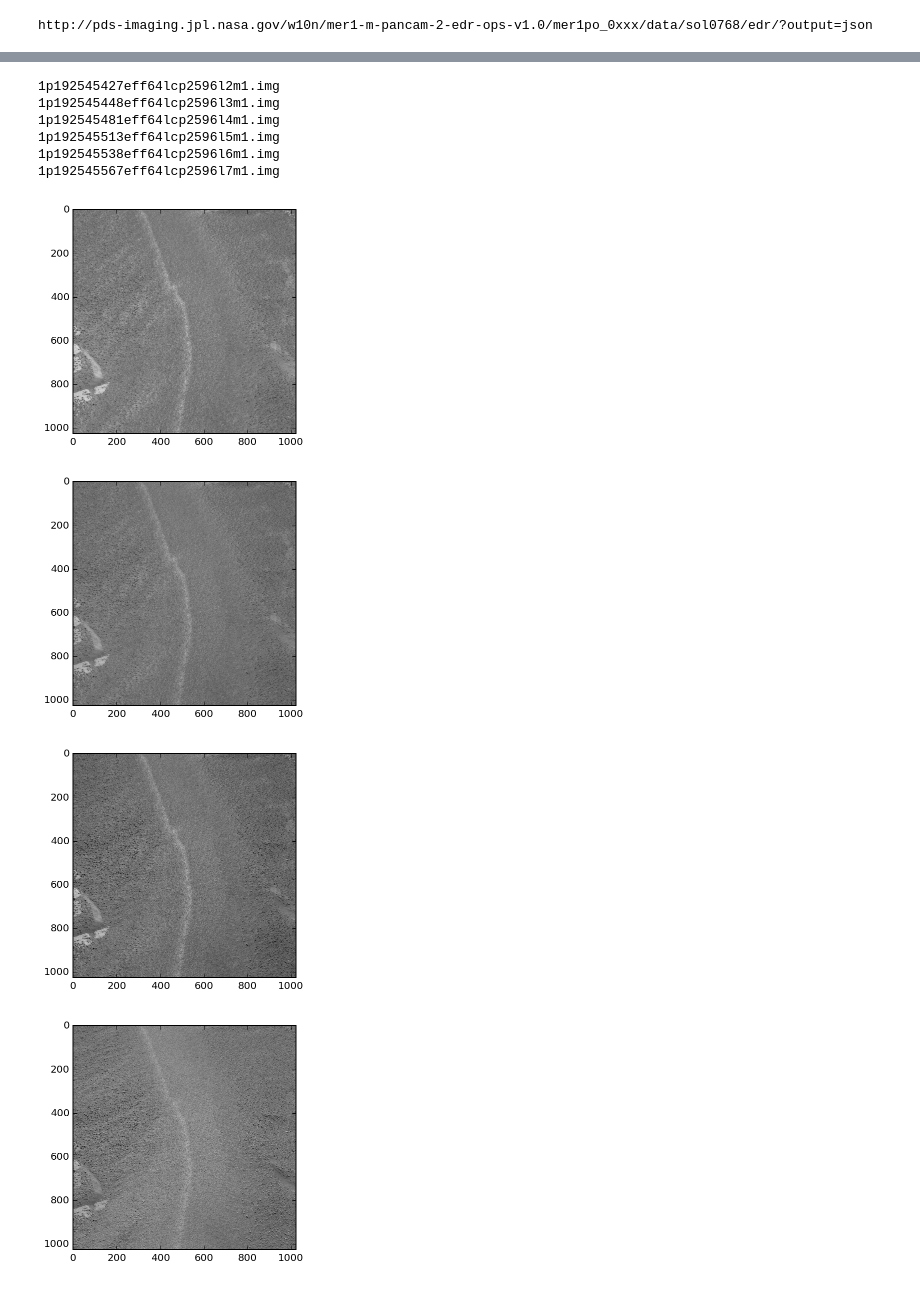
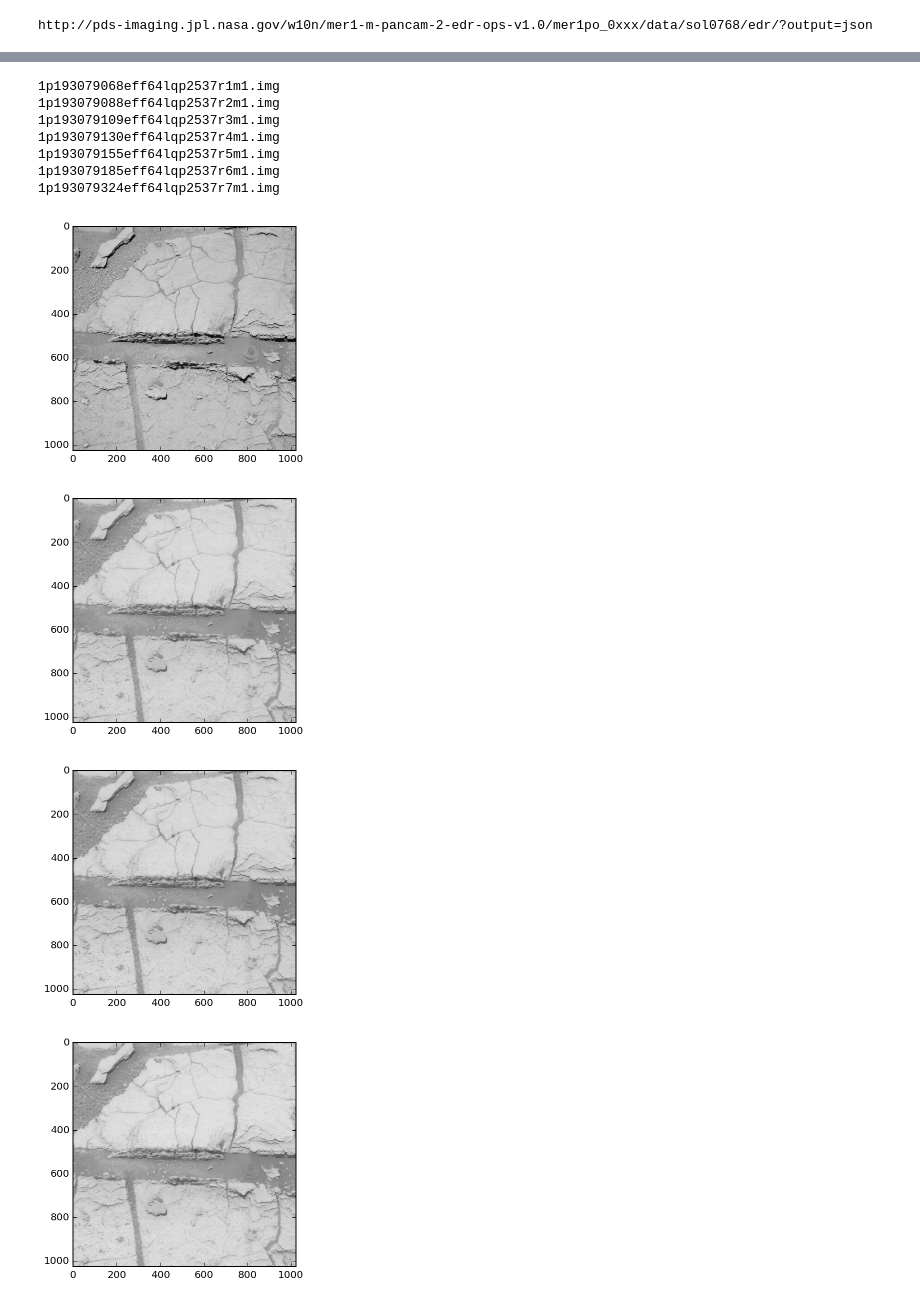
Before and after one commit to cmillion/PanCosmic, a Jupyter notebook: src/PanCosmic.ipynb, the cells around one changed output, grey strips where cells are left out. Cells and saved outputs as stored; diff of their text form; code cells hidden in the pictures.

```diff
--- a/src/PanCosmic.ipynb
+++ b/src/PanCosmic.ipynb
@@ -37,11 +35,11 @@ for sol in data.keys():
 # %% [output]
 http://pds-imaging.jpl.nasa.gov/w10n/mer1-m-pancam-2-edr-ops-v1.0/mer1po_0xxx/data/sol0768/edr/?output=json
 # %%
-#for sol in data.keys():
-#    print sol
-#    for seq in data[sol].keys():
-#        nimg = len(data[sol][seq])
-#        if nimg>1:
-#            print seq
-#            for img in data[sol][seq]:
-#                print img
+for sol in data.keys():
+    print sol
+    for seq in data[sol].keys():
+        nimg = len(data[sol][seq])
+        if nimg>1:
+            print seq
+            for img in data[sol][seq]:
+                print img
@@ -48,28 +64,29 @@ http://pds-imaging.jpl.nasa.gov/w10n/mer1-m-pancam-2-edr-ops-v1.0/mer1po_0xxx/da
 # %%
-sol = 725
-seq = 'p2596l'
+sol = 731
+seq = 'p2537r'
 imgs = []
 for filename in data[sol][seq]:
     print filename
     URL = '{baseURL}{dataURL}sol{sol}/{product}/{filename}/0/raster/data[]{formatURL}'.format(baseURL=baseURL,
             dataURL=dataURL, sol='{0:0>4}'.format(sol), product=product, filename=filename, formatURL=formatURL)
     #print URL
     try:
         plt.figure()
         img = requests.get(URL).json()['data']
         #print np.array(img).shape()
         plt.imshow(img,cmap = cm.Greys_r)
         imgs+=[img]
     except:
         print URL
 # %% [output]
-1p192545427eff64lcp2596l2m1.img
-1p192545448eff64lcp2596l3m1.img
-1p192545481eff64lcp2596l4m1.img
-1p192545513eff64lcp2596l5m1.img
-1p192545538eff64lcp2596l6m1.img
-1p192545567eff64lcp2596l7m1.img
+1p193079068eff64lqp2537r1m1.img
+1p193079088eff64lqp2537r2m1.img
+1p193079109eff64lqp2537r3m1.img
+1p193079130eff64lqp2537r4m1.img
+1p193079155eff64lqp2537r5m1.img
+1p193079185eff64lqp2537r6m1.img
+1p193079324eff64lqp2537r7m1.img
-[figure, old version]
+[figure, new version]
-[figure, old version]
+[figure, new version]
-[figure, old version]
+[figure, new version]
-[figure, old version]
+[figure, new version]
```
Also changed, not shown: parts of 6 cells of this notebook, 2 other files.
